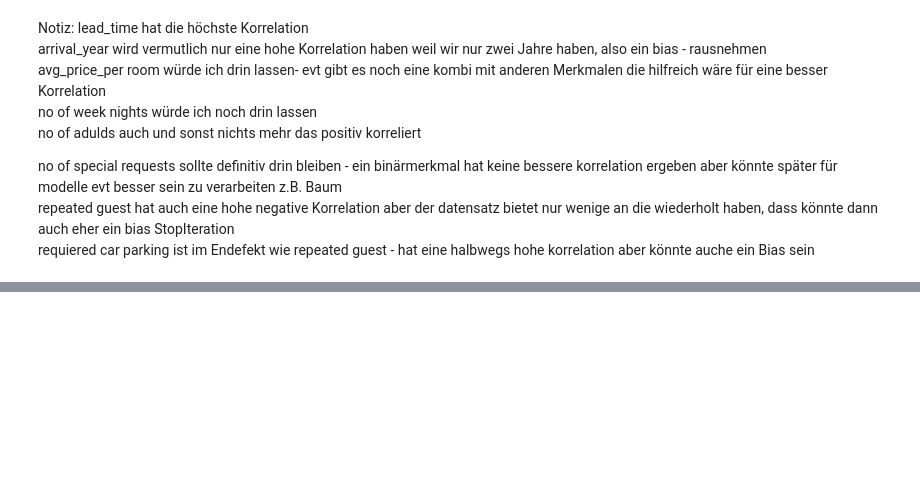
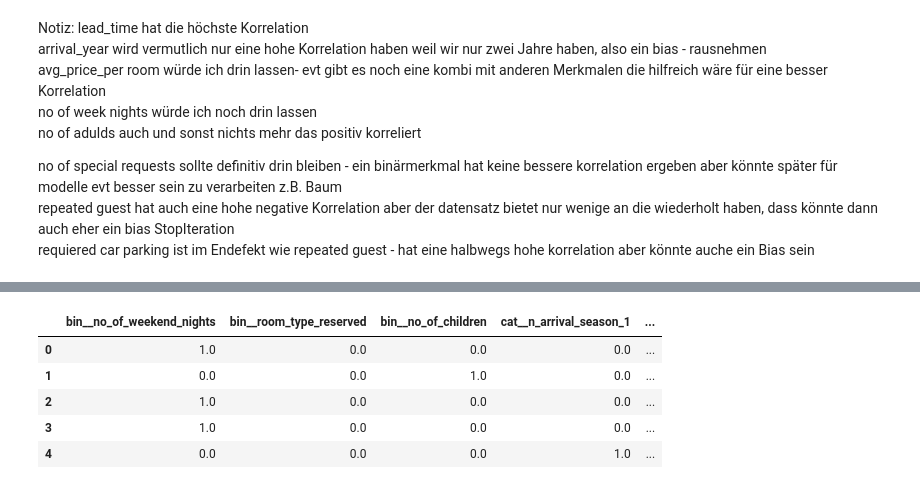
Before and after one commit to tommi-j/hausarbeit-ml, a Jupyter notebook: temp.ipynb, the cells around one changed output, grey strips where cells are left out. Cells and saved outputs as stored; diff of their text form; code cells hidden in the pictures; blank space fills up the shorter version.

```diff
--- a/temp.ipynb
+++ b/temp.ipynb
@@ -301,3 +369,12 @@ hoteldata_prepared = pd.DataFrame(hoteldata_prepared, columns=preprocess.get_fea
+# %%
+hoteldata_prepared.head()
+# %% [output]
+|  | bin__no_of_weekend_nights | bin__room_type_reserved | bin__no_of_children | cat__n_arrival_season_1 | ... |
+| 0 | 1.0 | 0.0 | 0.0 | 0.0 | ... |
+| 1 | 0.0 | 0.0 | 1.0 | 0.0 | ... |
+| 2 | 1.0 | 0.0 | 0.0 | 0.0 | ... |
+| 3 | 1.0 | 0.0 | 0.0 | 0.0 | ... |
+| 4 | 0.0 | 0.0 | 0.0 | 1.0 | ... |
 # %%
 hoteldata_prepared.hist(bins=30, figsize=(15,15))
 plt.show()
```
Also changed, not shown: parts of 32 cells of this notebook.
